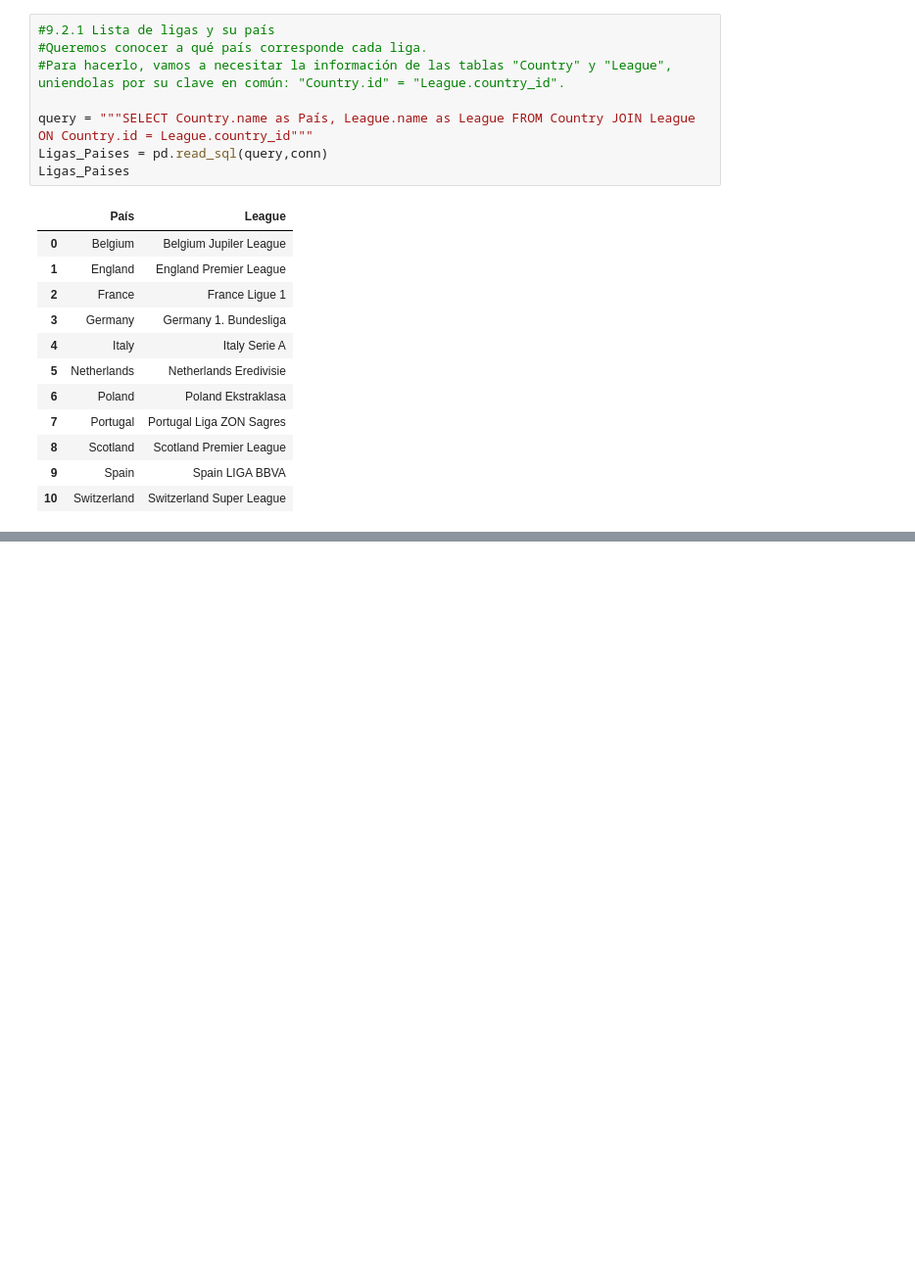
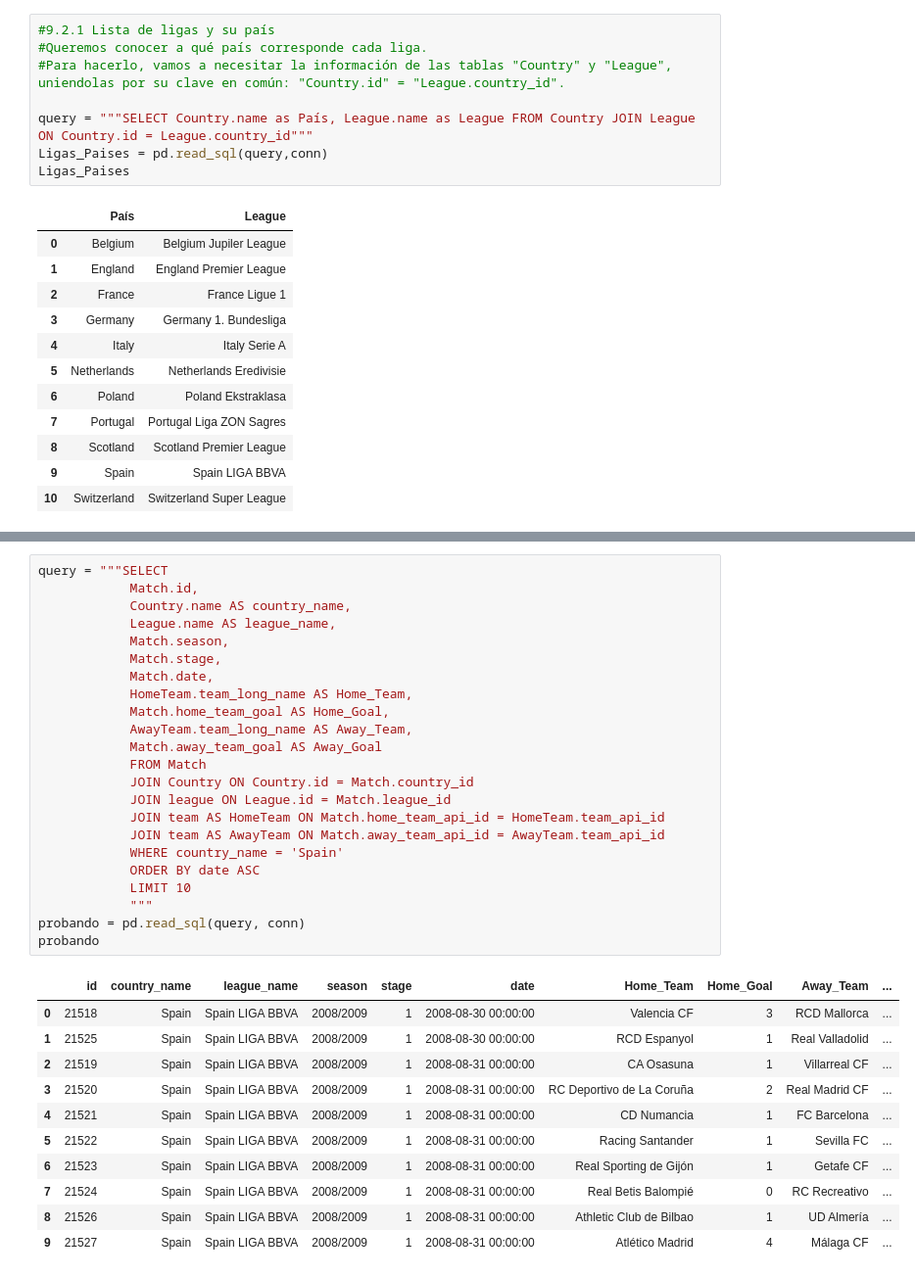
Before and after one commit to CharlieHndz/Talento-Tech-2024-Carlos-Hdez, a Jupyter notebook: Practica_SQL.ipynb, the cells around one changed output, grey strips where cells are left out. Shown at 98% size. Cells and saved outputs as stored; diff of their text form; blank space fills up the shorter version.

```diff
--- a/Practica_SQL.ipynb
+++ b/Practica_SQL.ipynb
@@ -1016,2 +1031,37 @@ También podrías utilizar LEFT JOIN sobre la tabla Team. Depende de si prefiere
 
 ORDER BY se podría usar para definir el orden de la tabla de resultados.
+# %%
+query = """SELECT
+            Match.id,
+            Country.name AS country_name,
+            League.name AS league_name,
+            Match.season,
+            Match.stage,
+            Match.date,
+            HomeTeam.team_long_name AS Home_Team,
+            Match.home_team_goal AS Home_Goal,
+            AwayTeam.team_long_name AS Away_Team,
+            Match.away_team_goal AS Away_Goal
+            FROM Match
+            JOIN Country ON Country.id = Match.country_id
+            JOIN league ON League.id = Match.league_id
+            JOIN team AS HomeTeam ON Match.home_team_api_id = HomeTeam.team_api_id
+            JOIN team AS AwayTeam ON Match.away_team_api_id = AwayTeam.team_api_id
+            WHERE country_name = 'Spain'
+            ORDER BY date ASC
+            LIMIT 10
+            """
+probando = pd.read_sql(query, conn)
+probando
+# %% [output]
+|  | id | country_name | league_name | season | stage | date | Home_Team | Home_Goal | Away_Team | ... |
+| 0 | 21518 | Spain | Spain LIGA BBVA | 2008/2009 | 1 | 2008-08-30 00:00:00 | Valencia CF | 3 | RCD Mallorca | ... |
+| 1 | 21525 | Spain | Spain LIGA BBVA | 2008/2009 | 1 | 2008-08-30 00:00:00 | RCD Espanyol | 1 | Real Valladolid | ... |
+| 2 | 21519 | Spain | Spain LIGA BBVA | 2008/2009 | 1 | 2008-08-31 00:00:00 | CA Osasuna | 1 | Villarreal CF | ... |
+| 3 | 21520 | Spain | Spain LIGA BBVA | 2008/2009 | 1 | 2008-08-31 00:00:00 | RC Deportivo de La Coruña | 2 | Real Madrid CF | ... |
+| 4 | 21521 | Spain | Spain LIGA BBVA | 2008/2009 | 1 | 2008-08-31 00:00:00 | CD Numancia | 1 | FC Barcelona | ... |
+| 5 | 21522 | Spain | Spain LIGA BBVA | 2008/2009 | 1 | 2008-08-31 00:00:00 | Racing Santander | 1 | Sevilla FC | ... |
+| 6 | 21523 | Spain | Spain LIGA BBVA | 2008/2009 | 1 | 2008-08-31 00:00:00 | Real Sporting de Gijón | 1 | Getafe CF | ... |
+| 7 | 21524 | Spain | Spain LIGA BBVA | 2008/2009 | 1 | 2008-08-31 00:00:00 | Real Betis Balompié | 0 | RC Recreativo | ... |
+| 8 | 21526 | Spain | Spain LIGA BBVA | 2008/2009 | 1 | 2008-08-31 00:00:00 | Athletic Club de Bilbao | 1 | UD Almería | ... |
+| 9 | 21527 | Spain | Spain LIGA BBVA | 2008/2009 | 1 | 2008-08-31 00:00:00 | Atlético Madrid | 4 | Málaga CF | ... |
```
Also changed, not shown: parts of 3 cells of this notebook.
